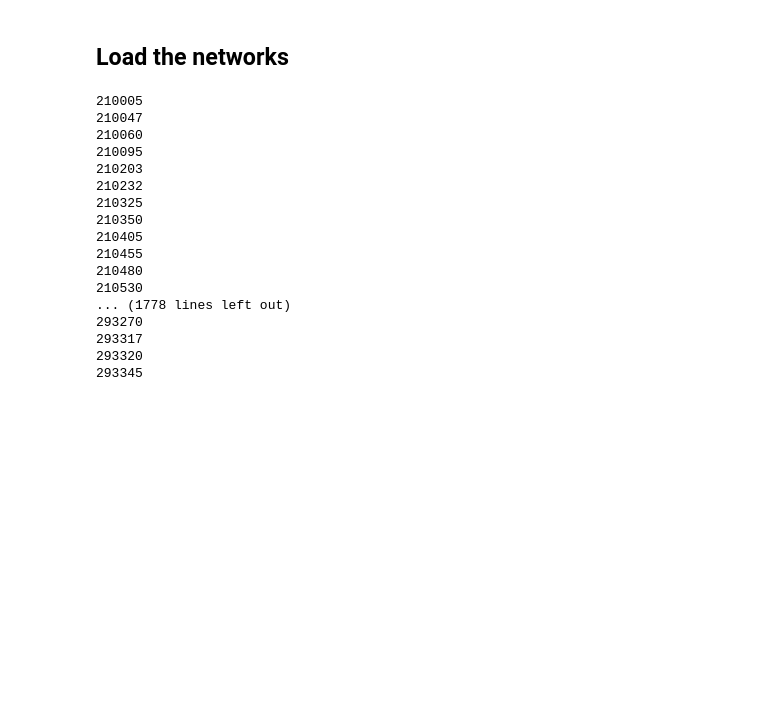
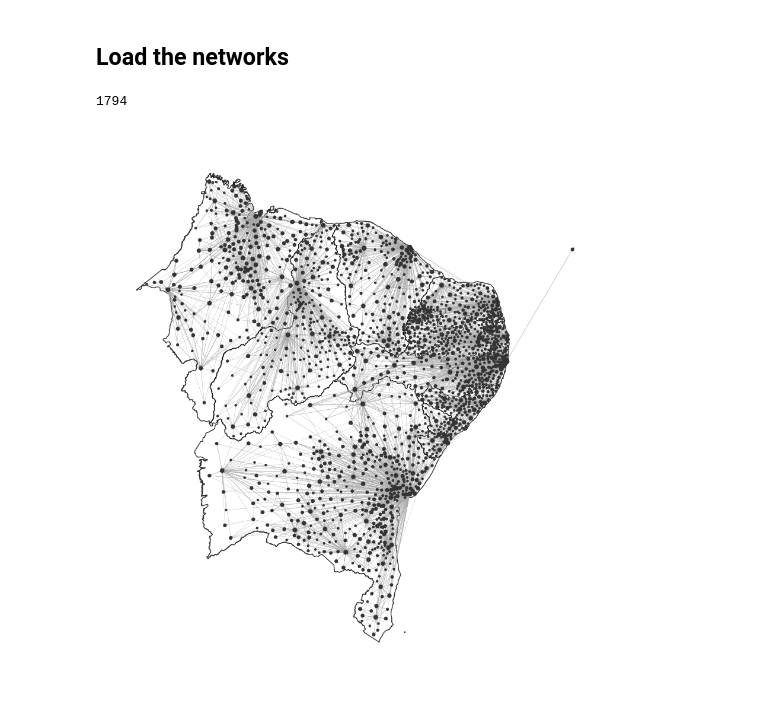
Before and after one commit to humbertocarmona/pyopensus, a Jupyter notebook: notebooks/networkanalysis/fig1_plots.ipynb, the cells around one changed output. Cells and saved outputs as stored; diff of their text form; code cells hidden in the pictures; blank space fills up the shorter version.

Commit message:
fig1 plot nb

```diff
--- a/notebooks/networkanalysis/fig1_plots.ipynb
+++ b/notebooks/networkanalysis/fig1_plots.ipynb
@@ -97,0 +97,6 @@ def summarize_network(G, return_summary=True):
+# %%
+mun_brasil_df["GEOCOD6"] = mun_brasil_df["CD_MUN"].apply(lambda x: x[:6])
+mun_brasil_df['centroid'] = mun_brasil_df.centroid
+mun_brasil_df["lat"] = mun_brasil_df['centroid'].y
+mun_brasil_df["long"] = mun_brasil_df['centroid'].x
+mun_brasil_df.sample(n=4)
@@ -115,7 +127,7 @@ cnes_engine = create_engine(cnes_engine_url)
 # %%
 output = basepath.joinpath("regulacao", "edgelists", "nordeste_no_service")
 # %%
-selected_year = 2018
+selected_year = 2009
 periods = [
     (dt.datetime(selected_year, 1, 1), dt.datetime(selected_year, 3, 31)),
     (dt.datetime(selected_year, 4, 1), dt.datetime(selected_year, 6, 30)),
@@ -123,14 +135,14 @@ periods = [
     (dt.datetime(selected_year, 10, 1), dt.datetime(selected_year, 12, 31)),
 ]
 
-#for interval in tqdm(periods):
-#    start_date, final_date = interval[0], interval[1]
-#    start_date_str, final_date_str = start_date.strftime("%Y%m"), final_date.strftime("%Y%m")
-#
-#    c2c_diag_people = edgelist_c2c(sih_engine, start_date, final_date, diag_level=3, mode="people")
-#    c2c_diag_money = edgelist_c2c(sih_engine, start_date, final_date, diag_level=3, mode="money")
-#    c2c_diag_people.to_parquet(output.joinpath("c2c", f"c2c_diag_people_{start_date_str}_{final_date_str}.parquet"))
-#    c2c_diag_money.to_parquet(output.joinpath("c2c", f"c2c_diag_money_{start_date_str}_{final_date_str}.parquet"))
+for interval in tqdm(periods):
+    start_date, final_date = interval[0], interval[1]
+    start_date_str, final_date_str = start_date.strftime("%Y%m"), final_date.strftime("%Y%m")
+
+    c2c_diag_people = edgelist_c2c(sih_engine, start_date, final_date, diag_level=3, mode="people")
+    c2c_diag_money = edgelist_c2c(sih_engine, start_date, final_date, diag_level=3, mode="money")
+    c2c_diag_people.to_parquet(output.joinpath("c2c", f"c2c_diag_people_{start_date_str}_{final_date_str}.parquet"))
+    c2c_diag_money.to_parquet(output.joinpath("c2c", f"c2c_diag_money_{start_date_str}_{final_date_str}.parquet"))
 # %% [markdown]
 ## **Load the networks**
 # %%
@@ -151,24 +164,7 @@ for interval in tqdm(periods):
 
     net = create_network(edgelist, net_type="c2c")
     networks.append(net)
-# %%
-for v in networks[0].nodes():
-    print(v)
-# %% [output]
-210005
-210047
-210060
-210095
-210203
-210232
-210325
-210350
-210405
-210455
-210480
-210530
-... (1778 lines left out)
-293270
-293317
-293320
-293345
+# %%
+networks[0].number_of_nodes()
+# %% [output]
+1794
@@ -174,0 +215,19 @@ for v in networks[0].nodes():
+# %%
+fig, ax = plt.subplots(1, figsize=(12,12))
+
+# -- brazilian northeast map
+ne_map = uf_brasil_df[uf_brasil_df["CD_UF"].isin(['21', '22', '23', '24', '25', '26', '27', '28', '29'])].copy()
+ne_map.plot(ax=ax, color="#ffffff00", edgecolor="#000000", linewidth=1.0, alpha=0.8)
+
+feature_map = feature_dict_0
+cur_network = feature_map['network'].copy()
+# -- remove 'fernando de noronha' for plotting
+
+node_position = feature_map['position_dict']
+node_size = feature_map['node_size']
+node_size_log = feature_map['node_size_log']
+edge_weight = feature_map['edge_weight']
+
+nx.draw(cur_network, pos=node_position, ax=ax, arrows=True, arrowsize=3, node_size=node_size_log, node_color="#333333", edge_color="#a7a7a7", width=weight_edge1["normed"]*0.6, alpha=1.0, linewidths=2)
+# %% [output]
+[figure, added]
```
Also changed, not shown: parts of 10 cells of this notebook.
